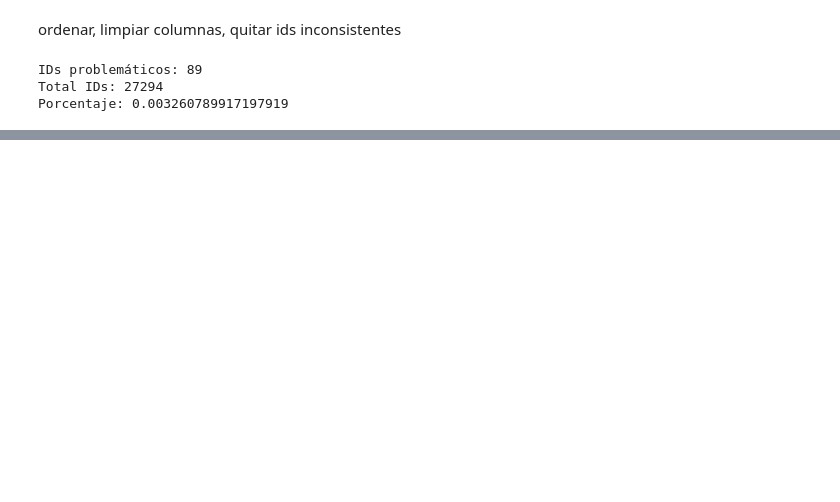
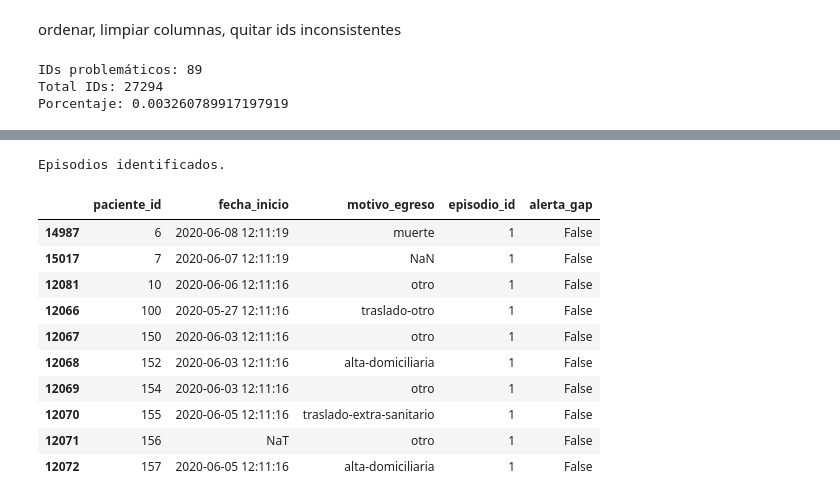
Before and after one commit to micagonzdark/RedesHospitales, a Jupyter notebook: notebooks/03_trayectorias_pacientes.ipynb, the cells around one changed output, grey strips where cells are left out. Saved outputs shown, nothing was run; the diff lists cells and outputs as text; code cells hidden in the pictures; blank space fills up the shorter version.

```diff
--- a/notebooks/03_trayectorias_pacientes.ipynb
+++ b/notebooks/03_trayectorias_pacientes.ipynb
@@ -76,17 +90,3 @@ df=df_limpio
 IDs problemáticos: 89
 Total IDs: 27294
 Porcentaje: 0.003260789917197919
-# %%
-# crear episodios
-
-df["delta"] = df.groupby("paciente_id")["fecha_inicio"].diff()
-
-# nuevo episodio si pasan muchos dias (ej: >2 dias)
-df["nuevo_episodio"] = df["delta"].dt.days > 1
-
-df["nuevo_episodio"] = df["nuevo_episodio"].fillna(True)
-
-# id de episodio
-df["episodio_id"] = df.groupby("paciente_id")["nuevo_episodio"].cumsum()
-
-df.sort_values(["paciente_id", "fecha_inicio"])
@@ -128,0 +93,28 @@ df_ep = df.sort_values("fecha_inicio").groupby(
+# %%
+# Crear episodios utilizando la función estandarizada en bases.py
+
+# b.identificar_episodios detecta nuevos episodios basados en 'alta' o 'muerte'
+# y marca una 'alerta_gap' si el tiempo entre registros es > 2 días sin romper el episodio.
+df = b.identificar_episodios(
+    df,
+    col_id='paciente_id',
+    col_fecha='fecha_inicio',
+    col_motivo='motivo_egreso',
+    umbral_alerta_dias=2
+)
+
+print('Episodios identificados.')
+df[['paciente_id', 'fecha_inicio', 'motivo_egreso', 'episodio_id', 'alerta_gap']].head(10)
+# %% [output]
+Episodios identificados.
+|  | paciente_id | fecha_inicio | motivo_egreso | episodio_id | alerta_gap |
+| 14987 | 6 | 2020-06-08 12:11:19 | muerte | 1 | False |
+| 15017 | 7 | 2020-06-07 12:11:19 | NaN | 1 | False |
+| 12081 | 10 | 2020-06-06 12:11:16 | otro | 1 | False |
+| 12066 | 100 | 2020-05-27 12:11:16 | traslado-otro | 1 | False |
+| 12067 | 150 | 2020-06-03 12:11:16 | otro | 1 | False |
+| 12068 | 152 | 2020-06-03 12:11:16 | alta-domiciliaria | 1 | False |
+| 12069 | 154 | 2020-06-03 12:11:16 | otro | 1 | False |
+| 12070 | 155 | 2020-06-05 12:11:16 | traslado-extra-sanitario | 1 | False |
+| 12071 | 156 | NaT | otro | 1 | False |
+| 12072 | 157 | 2020-06-05 12:11:16 | alta-domiciliaria | 1 | False |
```
Also changed, not shown: parts of 67 cells of this notebook, 2 other files.
